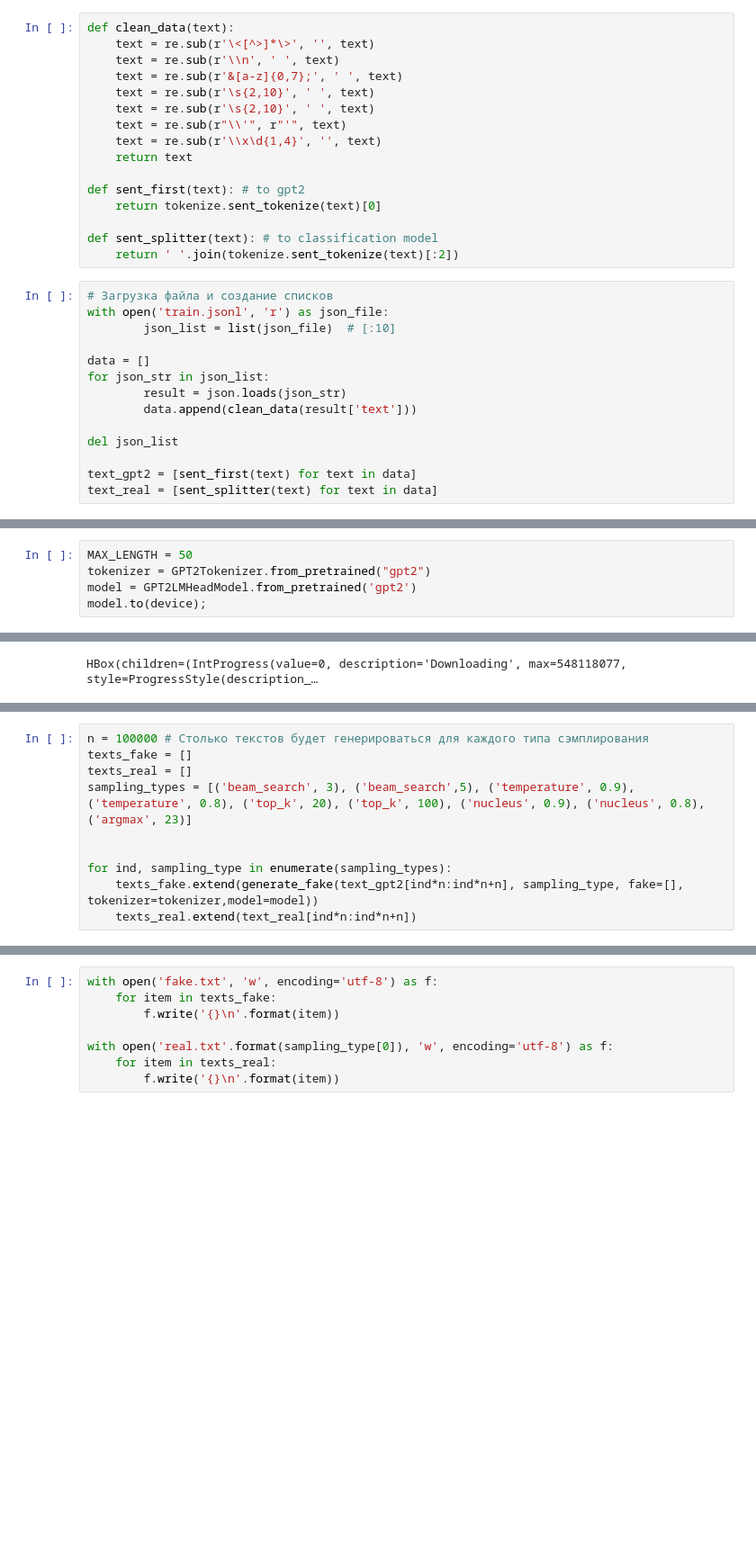
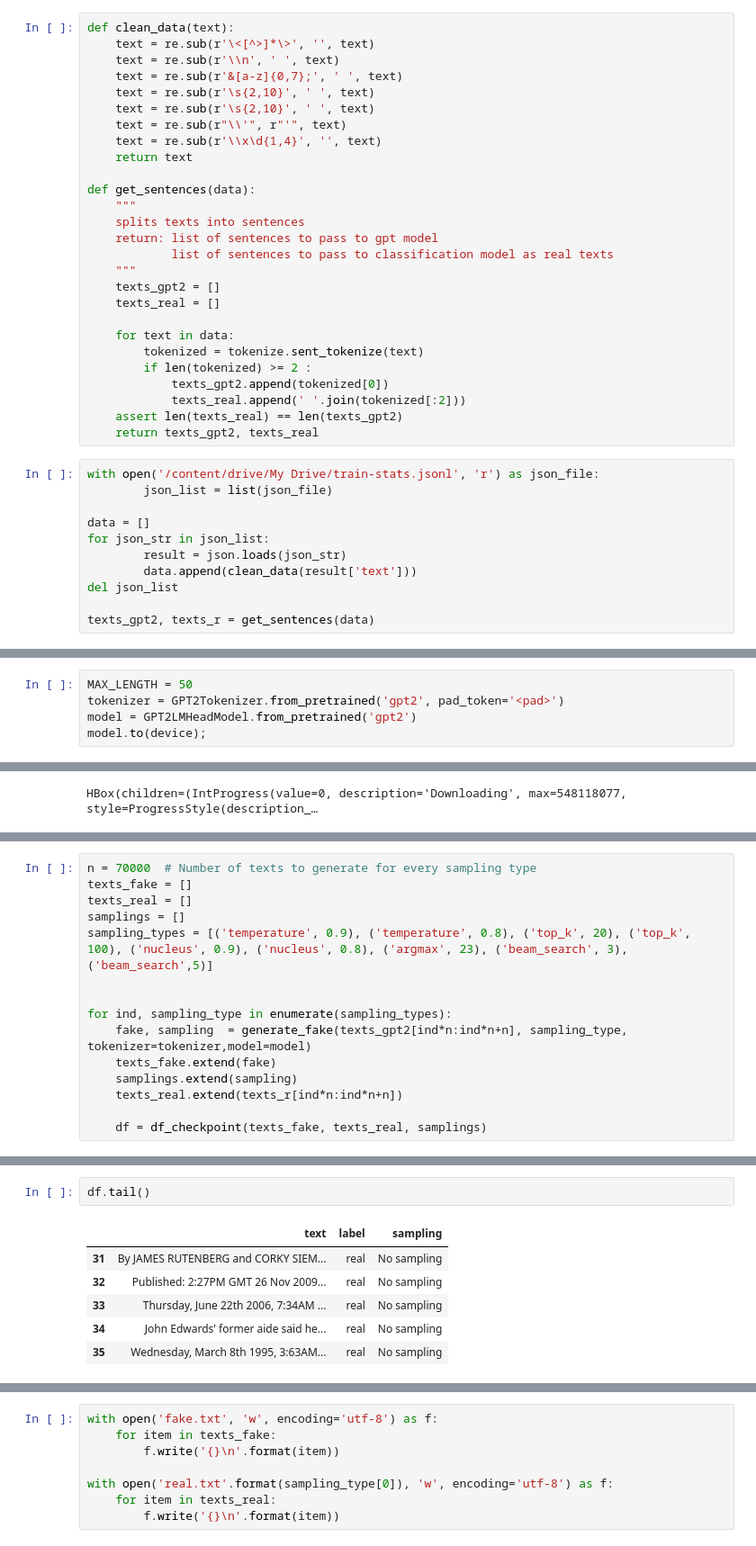
Before and after one commit to ovbystrova/hse_diploma_bc, a Jupyter notebook: Making_data.ipynb, the cells around one changed output, grey strips where cells are left out. Shown at 90% size. Cells and saved outputs as stored; diff of their text form; blank space fills up the shorter version.

Commit message:
final df to csv, sampling information

```diff
--- a/Making_data.ipynb
+++ b/Making_data.ipynb
@@ -44,22 +56,30 @@ def clean_data(text):
     text = re.sub(r'\\x\d{1,4}', '', text)
     return text
 
-def sent_first(text): # to gpt2
-    return tokenize.sent_tokenize(text)[0]
+def get_sentences(data):
+    """
+    splits texts into sentences
+    return: list of sentences to pass to gpt model
+            list of sentences to pass to classification model as real texts
+    """
+    texts_gpt2 = []
+    texts_real = []
 
-def sent_splitter(text): # to classification model
-    return ' '.join(tokenize.sent_tokenize(text)[:2])
+    for text in data:
+        tokenized = tokenize.sent_tokenize(text)
+        if len(tokenized) >= 2 :
+            texts_gpt2.append(tokenized[0])
+            texts_real.append(' '.join(tokenized[:2]))
+    assert len(texts_real) == len(texts_gpt2)
+    return texts_gpt2, texts_real
 # %%
-# Загрузка файла и создание списков
-with open('train.jsonl', 'r') as json_file:
-        json_list = list(json_file)  # [:10]
+with open('/content/drive/My Drive/train-stats.jsonl', 'r') as json_file:
+        json_list = list(json_file)
 
 data = []
 for json_str in json_list:
         result = json.loads(json_str)
         data.append(clean_data(result['text']))
-
 del json_list
 
-text_gpt2 = [sent_first(text) for text in data]
-text_real = [sent_splitter(text) for text in data]
+texts_gpt2, texts_r = get_sentences(data)
@@ -75,6 +110,6 @@ text_gpt2[:3], text_real[:3]
 # %%
 MAX_LENGTH = 50
-tokenizer = GPT2Tokenizer.from_pretrained("gpt2")
+tokenizer = GPT2Tokenizer.from_pretrained('gpt2', pad_token='<pad>')
 model = GPT2LMHeadModel.from_pretrained('gpt2')
 model.to(device);
 # %% [output]
@@ -127,10 +183,15 @@ def generate_sentence(sentence, model, tokenizer, sampling_type, max_length=MAX_
 # %%
-n = 100000 # Столько текстов будет генерироваться для каждого типа сэмплирования
+n = 70000  # Number of texts to generate for every sampling type
 texts_fake = []
 texts_real = []
-sampling_types = [('beam_search', 3), ('beam_search',5), ('temperature', 0.9), ('temperature', 0.8), ('top_k', 20), ('top_k', 100), ('nucleus', 0.9), ('nucleus', 0.8), ('argmax', 23)]
+samplings = []
+sampling_types = [('temperature', 0.9), ('temperature', 0.8), ('top_k', 20), ('top_k', 100), ('nucleus', 0.9), ('nucleus', 0.8), ('argmax', 23), ('beam_search', 3), ('beam_search',5)]
 
 
 for ind, sampling_type in enumerate(sampling_types):
-    texts_fake.extend(generate_fake(text_gpt2[ind*n:ind*n+n], sampling_type, fake=[], tokenizer=tokenizer,model=model))
-    texts_real.extend(text_real[ind*n:ind*n+n])
+    fake, sampling  = generate_fake(texts_gpt2[ind*n:ind*n+n], sampling_type, tokenizer=tokenizer,model=model)
+    texts_fake.extend(fake)
+    samplings.extend(sampling)
+    texts_real.extend(texts_r[ind*n:ind*n+n])
+
+    df = df_checkpoint(texts_fake, texts_real, samplings)
@@ -137,3 +207,12 @@ for ind, sampling_type in enumerate(sampling_types):
+# %%
+df.tail()
+# %% [output]
+|  | text | label | sampling |
+| 31 | By JAMES RUTENBERG and CORKY SIEM... | real | No sampling |
+| 32 | Published: 2:27PM GMT 26 Nov 2009... | real | No sampling |
+| 33 | Thursday, June 22th 2006, 7:34AM ... | real | No sampling |
+| 34 | John Edwards' former aide said he... | real | No sampling |
+| 35 | Wednesday, March 8th 1995, 3:63AM... | real | No sampling |
 # %%
 assert len(texts_fake) == len(texts_real)
 texts_fake[:5], texts_real[:5]
```
Also changed, not shown: parts of 12 cells of this notebook.
